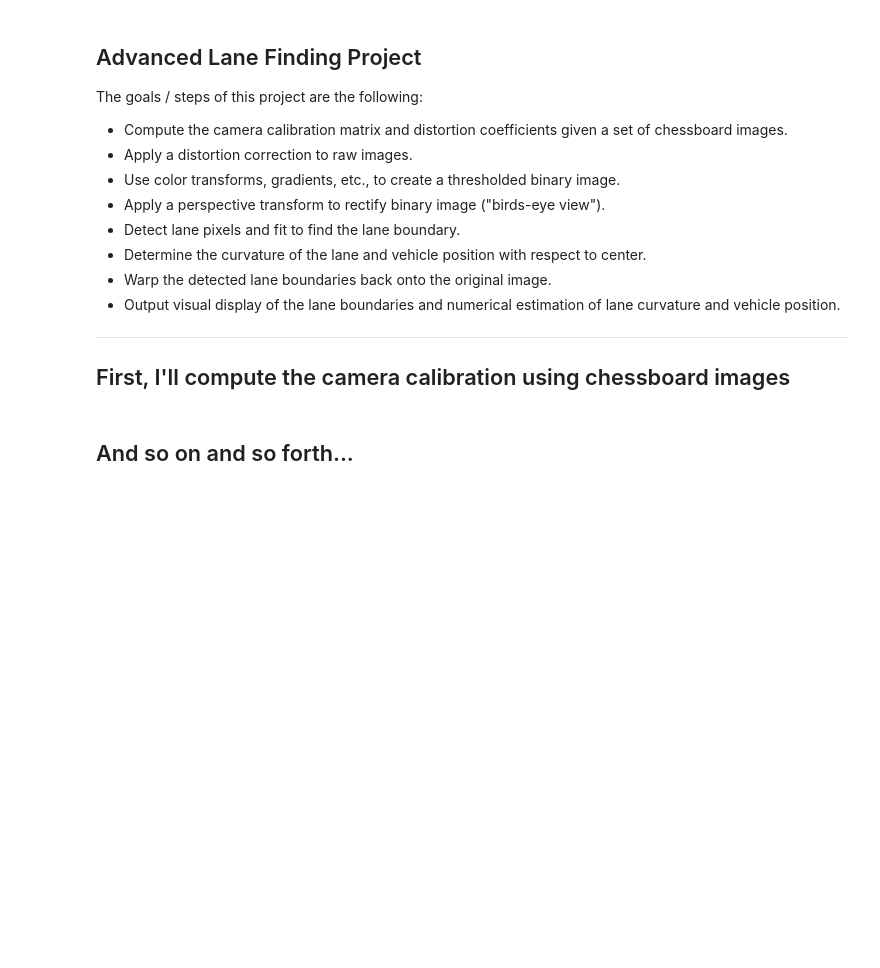
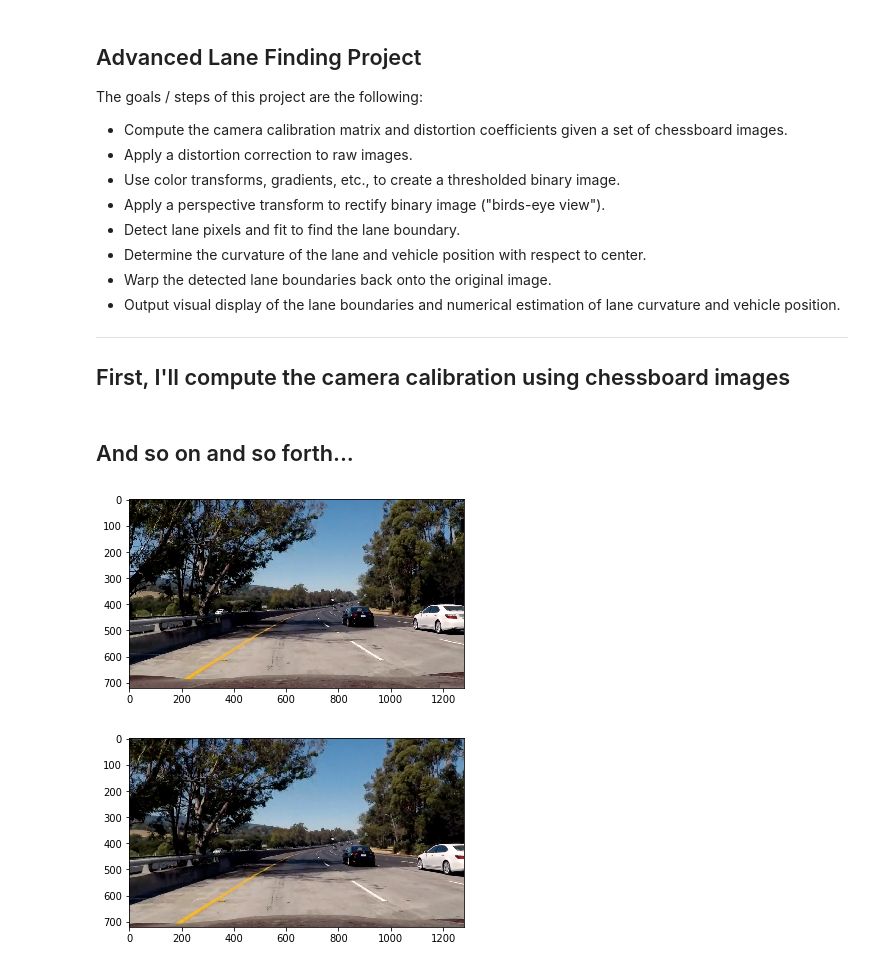
Before and after one commit to fevemania/Advanced-laneline-detector, a Jupyter notebook: examples/example.ipynb, the cells around one changed output. Drawn from its saved outputs; the diff is of its cells as text; code cells hidden in the pictures; blank space fills up the shorter version.

```diff
--- a/examples/example.ipynb
+++ b/examples/example.ipynb
@@ -118,0 +128,17 @@ for img in images:
+# %%
+images = glob.glob('../camera_cal/calibration*.jpg')
+cal = CameraCalibration(images)
+# %%
+img = mpimg.imread('../test_images/test5.jpg')
+
+
+plt.imshow(img)
+plt.show()
+
+img = cal(img)
+
+plt.imshow(img)
+plt.show()
+# %% [output]
+[figure, added]
+[figure, added]
```
Also changed, not shown: parts of 12 cells of this notebook, 1 other file.
